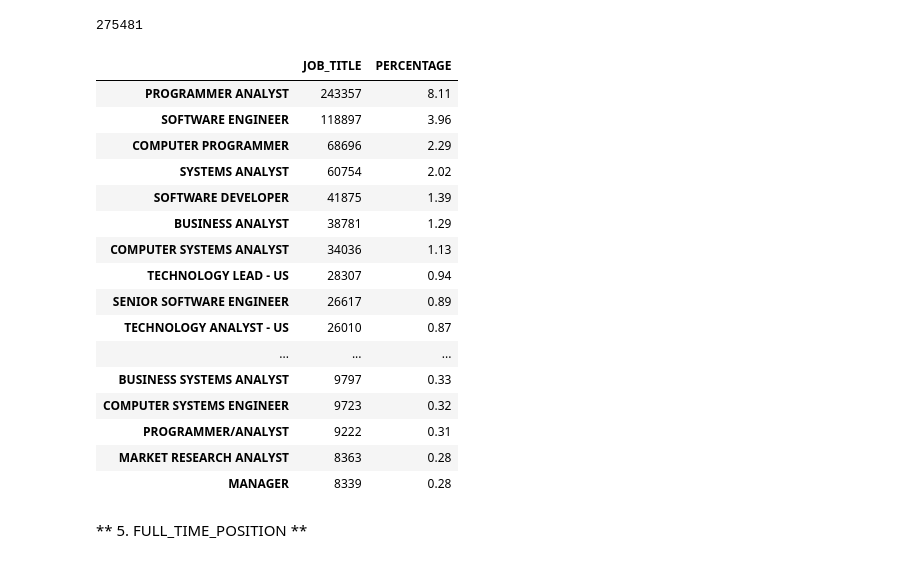
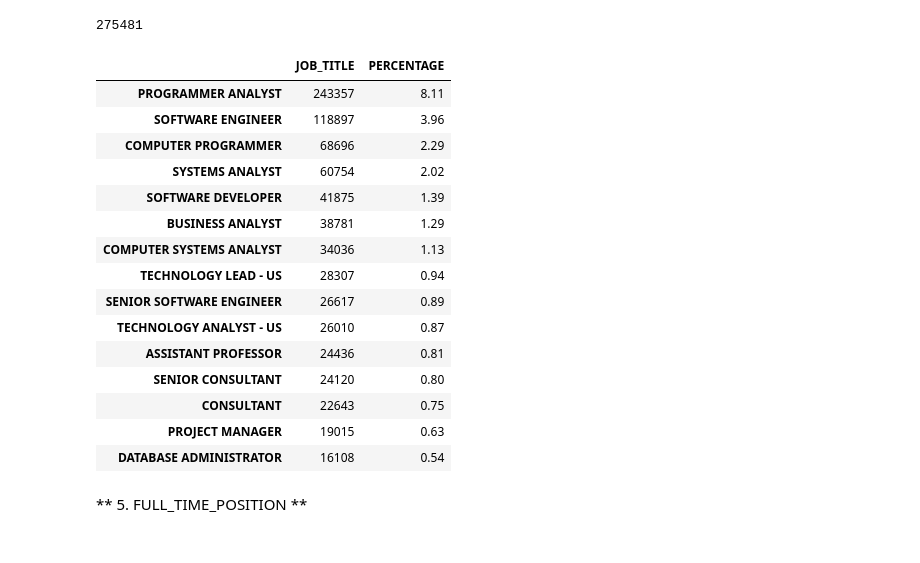
Before and after one commit to eyesballie/kaggle_h1b, a Jupyter notebook: H1bData.ipynb, the cells around one changed output. Saved outputs shown, nothing was run; the diff lists cells and outputs as text; code cells hidden in the pictures.

```diff
--- a/H1bData.ipynb
+++ b/H1bData.ipynb
@@ -172,28 +169,27 @@ len(data.JOB_TITLE.unique())
 # %% [output]
 275481
 # %%
-top_job_titles = data['JOB_TITLE'].value_counts()[:30]
+top_job_titles = data['JOB_TITLE'].value_counts()[:15]
 top_job_titles_df = top_job_titles.to_frame()
 top_job_titles_df['PERCENTAGE'] = top_job_titles_df['JOB_TITLE'].apply(compute_percentage)
 top_job_titles_df
 # %% [output]
 |  | JOB_TITLE | PERCENTAGE |
 | PROGRAMMER ANALYST | 243357 | 8.11 |
 | SOFTWARE ENGINEER | 118897 | 3.96 |
 | COMPUTER PROGRAMMER | 68696 | 2.29 |
 | SYSTEMS ANALYST | 60754 | 2.02 |
 | SOFTWARE DEVELOPER | 41875 | 1.39 |
 | BUSINESS ANALYST | 38781 | 1.29 |
 | COMPUTER SYSTEMS ANALYST | 34036 | 1.13 |
 | TECHNOLOGY LEAD - US | 28307 | 0.94 |
 | SENIOR SOFTWARE ENGINEER | 26617 | 0.89 |
 | TECHNOLOGY ANALYST - US | 26010 | 0.87 |
-| ... | ... | ... |
-| BUSINESS SYSTEMS ANALYST | 9797 | 0.33 |
-| COMPUTER SYSTEMS ENGINEER | 9723 | 0.32 |
-| PROGRAMMER/ANALYST | 9222 | 0.31 |
-| MARKET RESEARCH ANALYST | 8363 | 0.28 |
-| MANAGER | 8339 | 0.28 |
+| ASSISTANT PROFESSOR | 24436 | 0.81 |
+| SENIOR CONSULTANT | 24120 | 0.80 |
+| CONSULTANT | 22643 | 0.75 |
+| PROJECT MANAGER | 19015 | 0.63 |
+| DATABASE ADMINISTRATOR | 16108 | 0.54 |
 # %% [markdown]
 ** 5. FULL_TIME_POSITION **
 # %%
```
Also changed, not shown: parts of 6 cells of this notebook.
